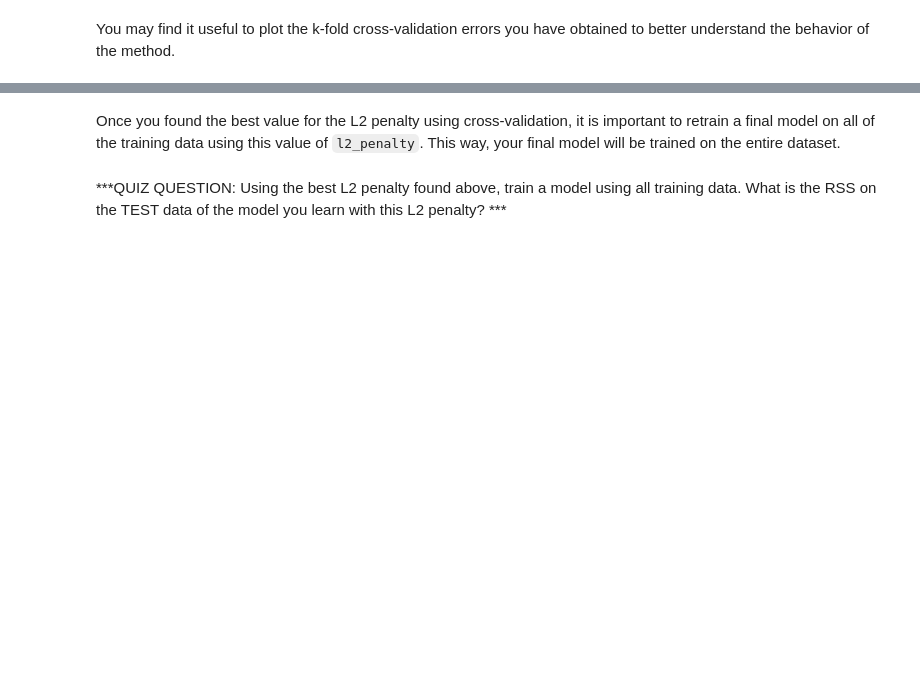
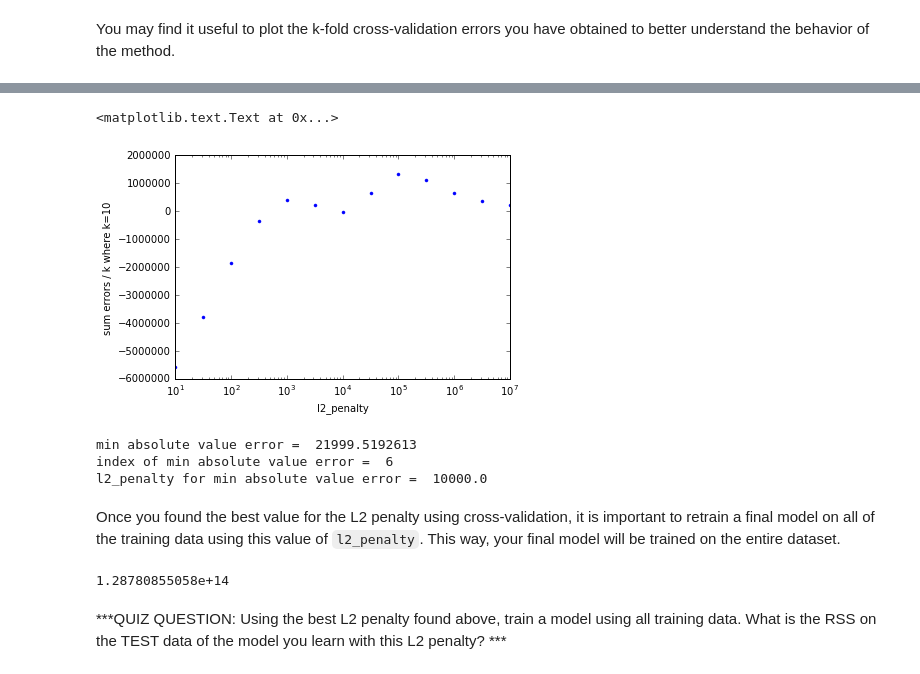
Before and after one commit to HoodPanther/Machine-Learning-Regression-Univ-Washtington, a Jupyter notebook: week4/week-4-ridge-regression-assignment-1-working.ipynb, the cells around one changed output, grey strips where cells are left out. Saved outputs shown, nothing was run; the diff lists cells and outputs as text; code cells hidden in the pictures; blank space fills up the shorter version.

```diff
--- a/week4/week-4-ridge-regression-assignment-1-working.ipynb
+++ b/week4/week-4-ridge-regression-assignment-1-working.ipynb
@@ -325,4 +715,47 @@ You may find it useful to plot the k-fold cross-validation errors you have obtai
+# %%
+#http://matplotlib.org/api/pyplot_api.html#module-matplotlib.pyplot
+#matplotlib.pyplot.xscale(*args, **kwargs)
+#The available scales are: ‘linear’ | ‘log’ | ‘logit’ | ‘symlog’
+plt.xscale('log')
+plt.plot(x_l2_penalty, k_fold_cross_validation_store, ".")
+plt.ylabel('sum errors / k where k=10')
+plt.xlabel('l2_penalty')
+# %% [output]
+<matplotlib.text.Text at 0x...>
+[figure, added]
+# %%
+#convert to absolute values
+for i in range(len(k_fold_cross_validation_store)):
+    k_fold_cross_validation_store[i] = abs(k_fold_cross_validation_store[i])
+print "min absolute value error = ", min(k_fold_cross_validation_store)
+print "index of min absolute value error = ", k_fold_cross_validation_store.index(min(k_fold_cross_validation_store))
+print "l2_penalty for min absolute value error = ", x_l2_penalty[6]
+# %% [output]
+min absolute value error =  21999.5192613
+index of min absolute value error =  6
+l2_penalty for min absolute value error =  10000.0
 # %% [markdown]
 Once you found the best value for the L2 penalty using cross-validation, it is important to retrain a final model on all of the training data using this value of `l2_penalty`. This way, your final model will be trained on the entire dataset.
+# %%
+poly_data = polynomial_sframe(train_valid_shuffled['sqft_living'], 15)
+my_features = poly_data.column_names()
+#get list of features, need this for linear regression
+poly_data['price'] = train_valid_shuffled['price']
+#copy price data as need this for linear regression
+model_final= graphlab.linear_regression.create(poly_data,
+                                               target = 'price',
+                                               features = my_features,
+                                               l2_penalty= 1e+3,
+                                               validation_set = None,
+                                               verbose=False)
+#create test polynomial dataset.
+poly_test=polynomial_sframe(test['sqft_living'],15)
+#use previously generated model (based on train_valid_shuffled) to predict values on test data
+pred=model_final.predict(poly_test)
+#calculate residual sum squares
+rss=((pred-test['price'])**2).sum()
+print rss
+# %% [output]
+1.28780855058e+14
 # %% [markdown]
 ***QUIZ QUESTION: Using the best L2 penalty found above, train a model using all training data. What is the RSS on the TEST data of the model you learn with this L2 penalty? ***
```
Also changed, not shown: parts of 32 cells of this notebook, 5 other files.
